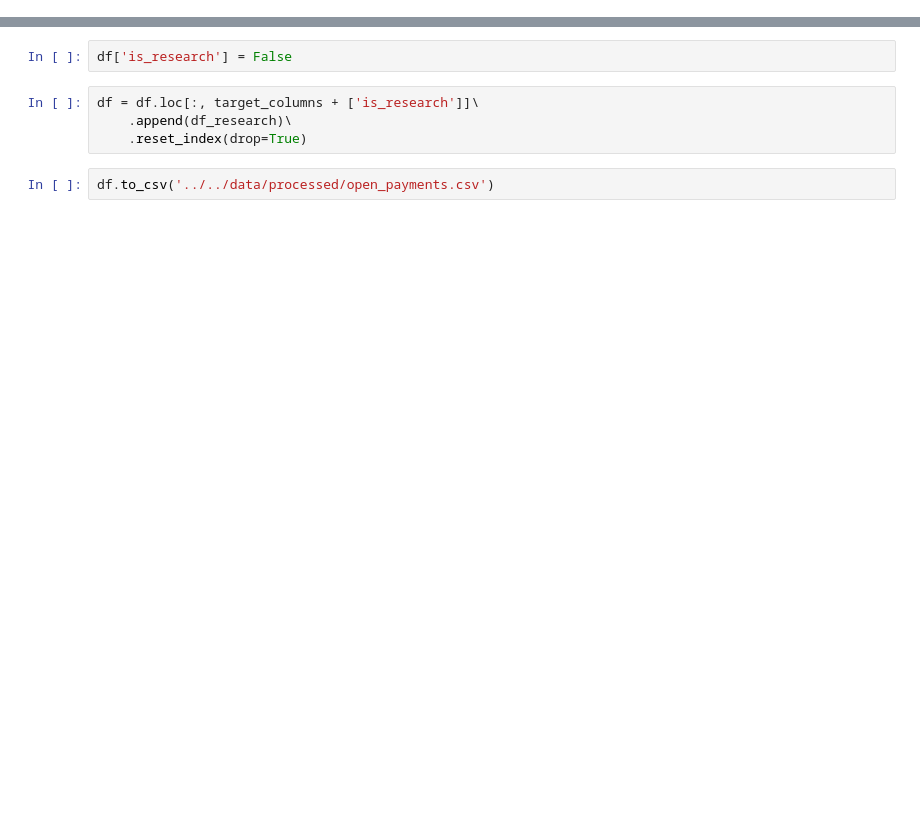
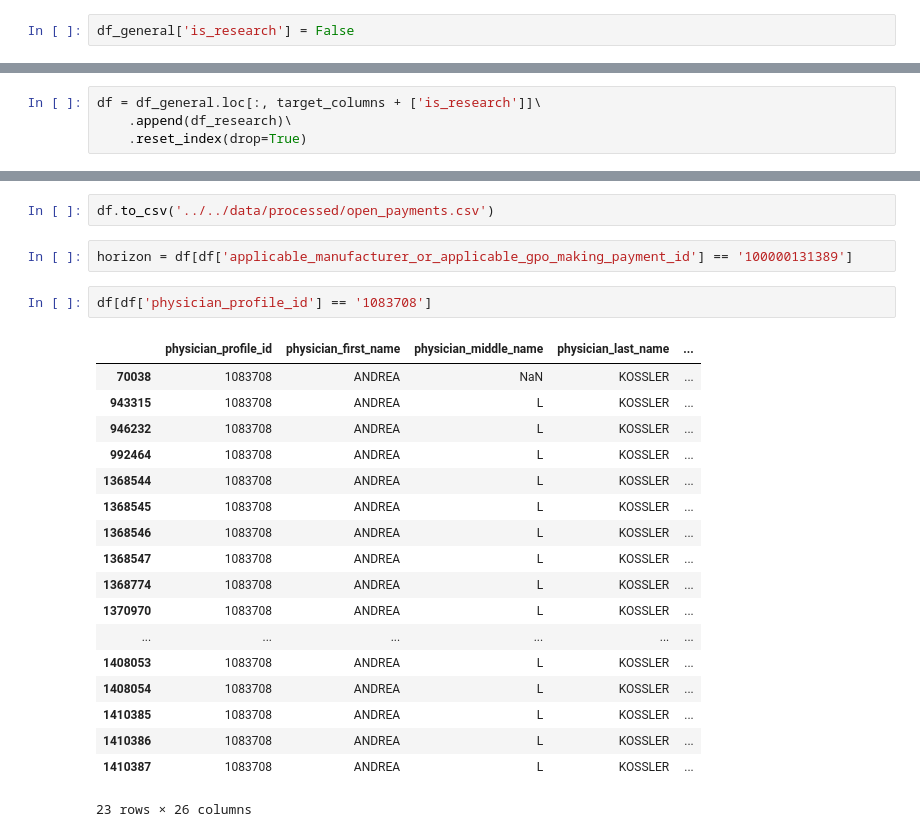
Before and after one commit to 2435191/HT_Data, a Jupyter notebook: src/link_with_open_payments/get_open_payments_data.ipynb, the cells around one changed output, grey strips where cells are left out. Cells and saved outputs as stored; diff of their text form; blank space fills up the shorter version.

```diff
--- a/src/link_with_open_payments/get_open_payments_data.ipynb
+++ b/src/link_with_open_payments/get_open_payments_data.ipynb
@@ -257,3 +265,5 @@ def match_specialty_string_to_code(string: Optional[str]) -> Optional[str]:
         return specialty_codes.at[tuple(match), 'Code']
     except KeyError:
         return None
+# %%
+df_general['is_research'] = False
@@ -260,10 +272,31 @@ def match_specialty_string_to_code(string: Optional[str]) -> Optional[str]:
+# %%
+df = df_general.loc[:, target_columns + ['is_research']]\
+    .append(df_research)\
+    .reset_index(drop=True)
 # %%
 df['specialty_code'] = df['physician_specialty'].apply(match_specialty_string_to_code)
-# %%
-df['is_research'] = False
-# %%
-df = df.loc[:, target_columns + ['is_research']]\
-    .append(df_research)\
-    .reset_index(drop=True)
 # %%
 df.to_csv('../../data/processed/open_payments.csv')
+# %%
+horizon = df[df['applicable_manufacturer_or_applicable_gpo_making_payment_id'] == '100000131389']
+# %%
+df[df['physician_profile_id'] == '1083708']
+# %% [output]
+|  | physician_profile_id | physician_first_name | physician_middle_name | physician_last_name | ... |
+| 70038 | 1083708 | ANDREA | NaN | KOSSLER | ... |
+| 943315 | 1083708 | ANDREA | L | KOSSLER | ... |
+| 946232 | 1083708 | ANDREA | L | KOSSLER | ... |
+| 992464 | 1083708 | ANDREA | L | KOSSLER | ... |
+| 1368544 | 1083708 | ANDREA | L | KOSSLER | ... |
+| 1368545 | 1083708 | ANDREA | L | KOSSLER | ... |
+| 1368546 | 1083708 | ANDREA | L | KOSSLER | ... |
+| 1368547 | 1083708 | ANDREA | L | KOSSLER | ... |
+| 1368774 | 1083708 | ANDREA | L | KOSSLER | ... |
+| 1370970 | 1083708 | ANDREA | L | KOSSLER | ... |
+| ... | ... | ... | ... | ... | ... |
+| 1408053 | 1083708 | ANDREA | L | KOSSLER | ... |
+| 1408054 | 1083708 | ANDREA | L | KOSSLER | ... |
+| 1410385 | 1083708 | ANDREA | L | KOSSLER | ... |
+| 1410386 | 1083708 | ANDREA | L | KOSSLER | ... |
+| 1410387 | 1083708 | ANDREA | L | KOSSLER | ... |
+23 rows × 26 columns
```
Also changed, not shown: parts of 11 cells of this notebook, 3 other files.
